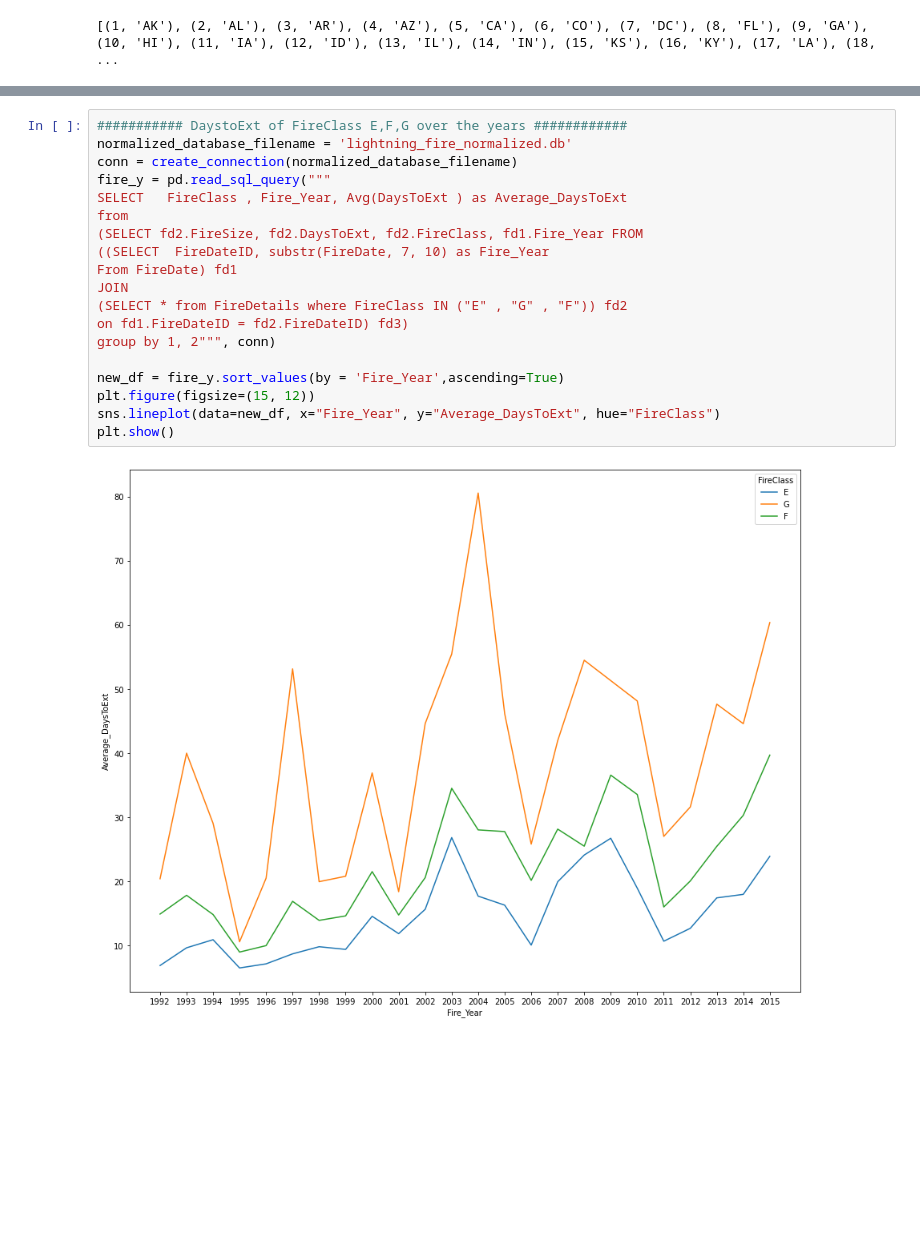
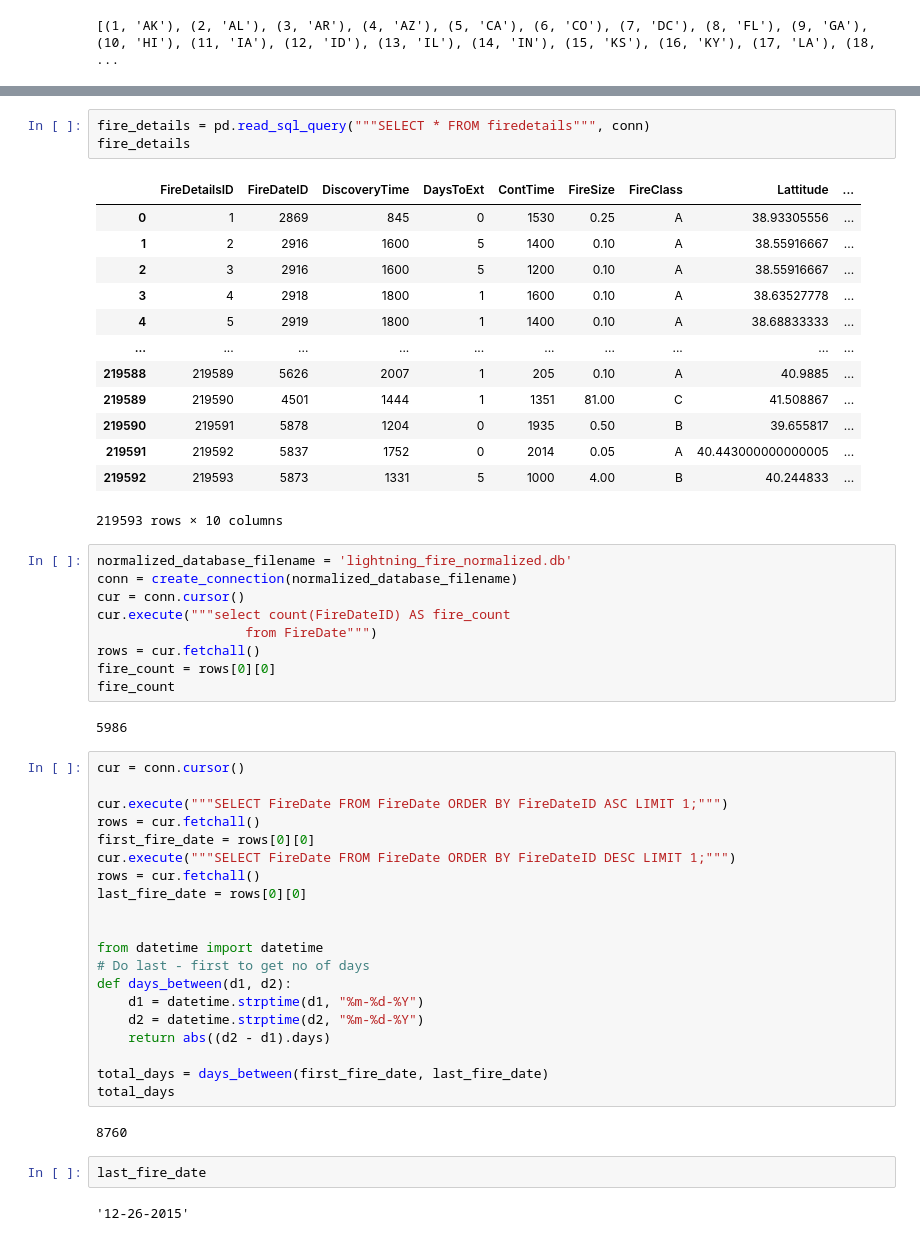
Before and after one commit to achalk14/EAS503, a Jupyter notebook: Py Project.ipynb, the cells around one changed output, grey strips where cells are left out. Drawn from its saved outputs; the diff is of its cells as text; blank space fills up the shorter version.

```diff
--- a/Py Project.ipynb
+++ b/Py Project.ipynb
@@ -484,21 +382,54 @@ plt.show()
-# %%
-########### DaystoExt of FireClass E,F,G over the years ############
-normalized_database_filename = 'lightning_fire_normalized.db'
-conn = create_connection(normalized_database_filename)
-fire_y = pd.read_sql_query("""
-SELECT   FireClass , Fire_Year, Avg(DaysToExt ) as Average_DaysToExt
-from
-(SELECT fd2.FireSize, fd2.DaysToExt, fd2.FireClass, fd1.Fire_Year FROM
-((SELECT  FireDateID, substr(FireDate, 7, 10) as Fire_Year
-From FireDate) fd1
-JOIN
-(SELECT * from FireDetails where FireClass IN ("E" , "G" , "F")) fd2
-on fd1.FireDateID = fd2.FireDateID) fd3)
-group by 1, 2""", conn)
-
-new_df = fire_y.sort_values(by = 'Fire_Year',ascending=True)
-plt.figure(figsize=(15, 12))
-sns.lineplot(data=new_df, x="Fire_Year", y="Average_DaysToExt", hue="FireClass")
-plt.show()
-# %% [output]
-[figure, removed]
+# %%
+fire_details = pd.read_sql_query("""SELECT * FROM firedetails""", conn)
+fire_details
+# %% [output]
+|  | FireDetailsID | FireDateID | DiscoveryTime | DaysToExt | ContTime | FireSize | FireClass | Lattitude | ... |
+| 0 | 1 | 2869 | 845 | 0 | 1530 | 0.25 | A | 38.93305556 | ... |
+| 1 | 2 | 2916 | 1600 | 5 | 1400 | 0.10 | A | 38.55916667 | ... |
+| 2 | 3 | 2916 | 1600 | 5 | 1200 | 0.10 | A | 38.55916667 | ... |
+| 3 | 4 | 2918 | 1800 | 1 | 1600 | 0.10 | A | 38.63527778 | ... |
+| 4 | 5 | 2919 | 1800 | 1 | 1400 | 0.10 | A | 38.68833333 | ... |
+| ... | ... | ... | ... | ... | ... | ... | ... | ... | ... |
+| 219588 | 219589 | 5626 | 2007 | 1 | 205 | 0.10 | A | 40.9885 | ... |
+| 219589 | 219590 | 4501 | 1444 | 1 | 1351 | 81.00 | C | 41.508867 | ... |
+| 219590 | 219591 | 5878 | 1204 | 0 | 1935 | 0.50 | B | 39.655817 | ... |
+| 219591 | 219592 | 5837 | 1752 | 0 | 2014 | 0.05 | A | 40.443000000000005 | ... |
+| 219592 | 219593 | 5873 | 1331 | 5 | 1000 | 4.00 | B | 40.244833 | ... |
+219593 rows × 10 columns
+# %%
+normalized_database_filename = 'lightning_fire_normalized.db'
+conn = create_connection(normalized_database_filename)
+cur = conn.cursor()
+cur.execute("""select count(FireDateID) AS fire_count
+                   from FireDate""")
+rows = cur.fetchall()
+fire_count = rows[0][0]
+fire_count
+# %% [output]
+5986
+# %%
+cur = conn.cursor()
+
+cur.execute("""SELECT FireDate FROM FireDate ORDER BY FireDateID ASC LIMIT 1;""")
+rows = cur.fetchall()
+first_fire_date = rows[0][0]
+cur.execute("""SELECT FireDate FROM FireDate ORDER BY FireDateID DESC LIMIT 1;""")
+rows = cur.fetchall()
+last_fire_date = rows[0][0]
+
+
+from datetime import datetime
+# Do last - first to get no of days
+def days_between(d1, d2):
+    d1 = datetime.strptime(d1, "%m-%d-%Y")
+    d2 = datetime.strptime(d2, "%m-%d-%Y")
+    return abs((d2 - d1).days)
+
+total_days = days_between(first_fire_date, last_fire_date)
+total_days
+# %% [output]
+8760
+# %%
+last_fire_date
+# %% [output]
+'12-26-2015'
```
Also changed, not shown: parts of 45 cells of this notebook.
